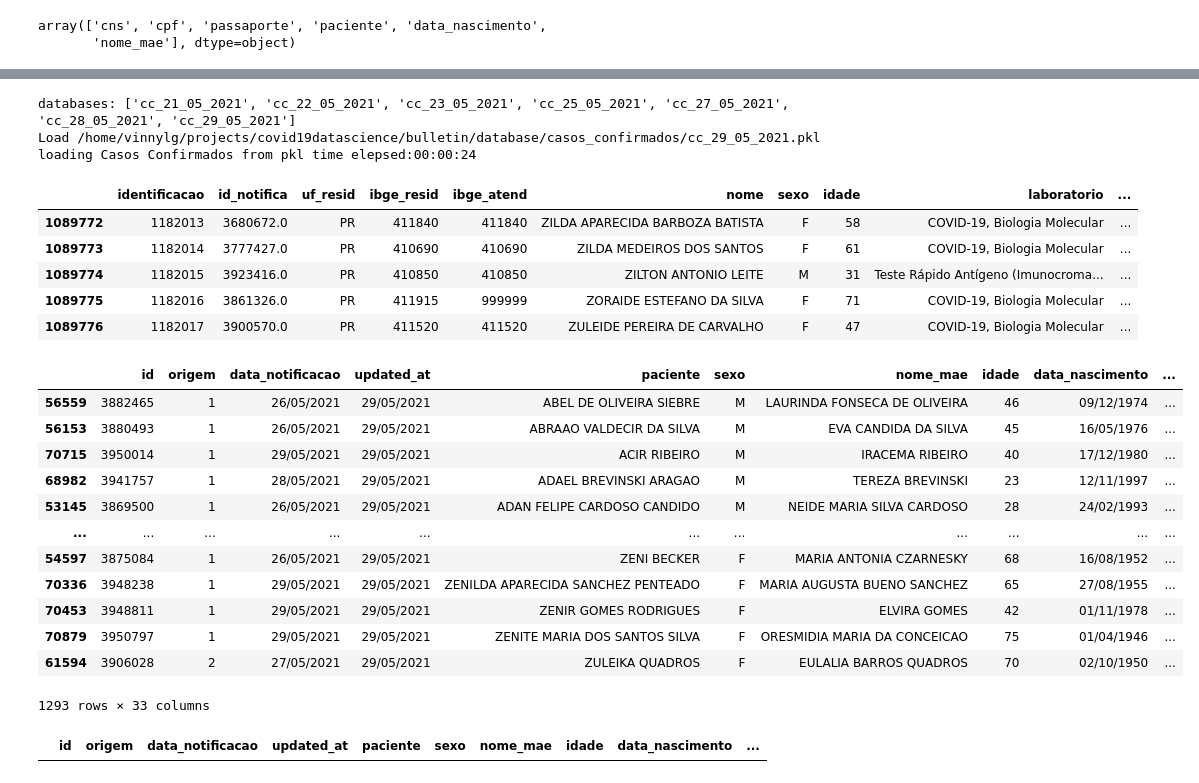
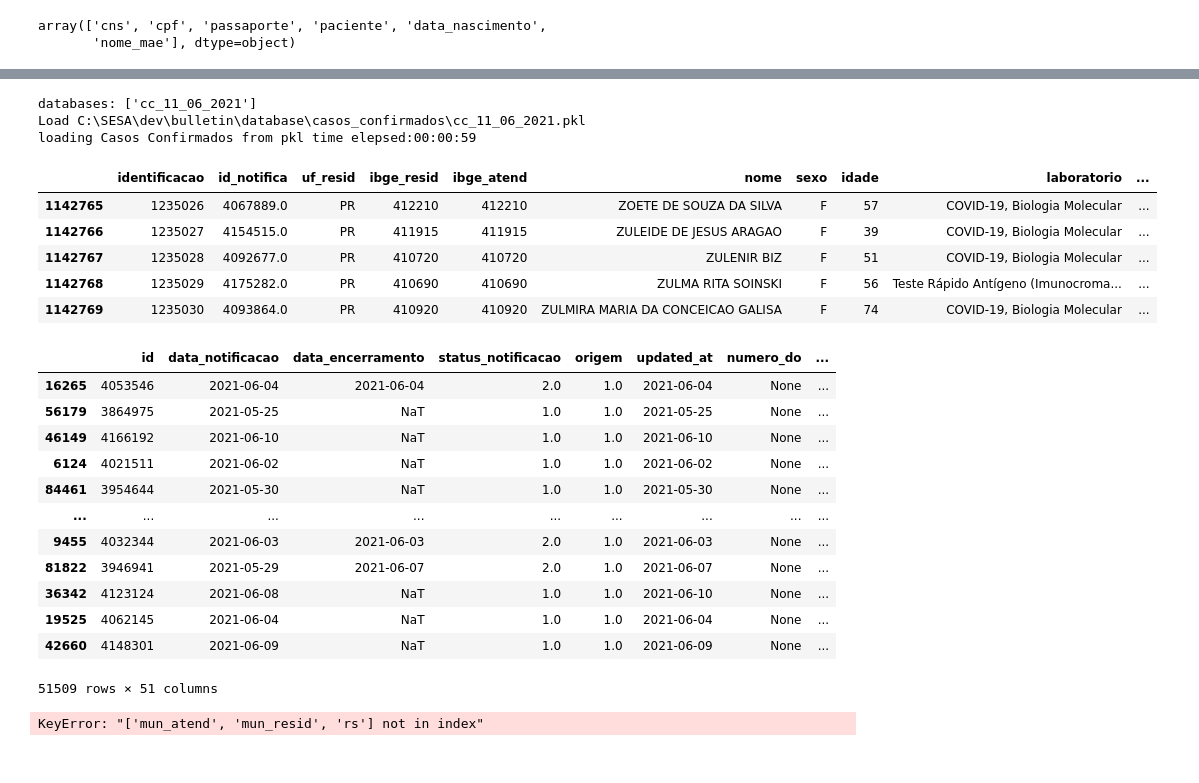
Before and after one commit to vinnylg/covid19datascience, a Jupyter notebook: notebooks/diario.ipynb, the cells around one changed output, grey strips where cells are left out. Drawn from its saved outputs; the diff is of its cells as text; code cells hidden in the pictures.

```diff
--- a/notebooks/diario.ipynb
+++ b/notebooks/diario.ipynb
@@ -78,4 +49,4 @@ sql_files:
 # %%
-notifica = mb.download_notificacao('query_linda', load=True)
-# notifica = Notifica()
-# notifica.load()
+# notifica = mb.download_notificacao('query_linda', load=True)
+notifica = Notifica()
+notifica.load()
@@ -226,43 +181,43 @@ notifica.groupby('evolucao')[['id']].count()
 # %%
 cc = CasosConfirmados()
-cc.load(f"cc_{ontem.strftime('%d_%m_%Y')}")
+cc.load(f"cc_{today.strftime('%d_%m_%Y')}")
 casosct = cc.df
 casosct.tail()
 # %% [output]
-databases: ['cc_21_05_2021', 'cc_22_05_2021', 'cc_23_05_2021', 'cc_25_05_2021', 'cc_27_05_2021', 'cc_28_05_2021', 'cc_29_05_2021']
-Load /home/vinnylg/projects/covid19datascience/bulletin/database/casos_confirmados/cc_29_05_2021.pkl
-loading Casos Confirmados from pkl time elepsed:00:00:24
+databases: ['cc_11_06_2021']
+Load C:\SESA\dev\bulletin\database\casos_confirmados\cc_11_06_2021.pkl
+loading Casos Confirmados from pkl time elepsed:00:00:59
 |  | identificacao | id_notifica | uf_resid | ibge_resid | ibge_atend | nome | sexo | idade | laboratorio | ... |
-| 1089772 | 1182013 | 3680672.0 | PR | 411840 | 411840 | ZILDA APARECIDA BARBOZA BATISTA | F | 58 | COVID-19, Biologia Molecular | ... |
-| 1089773 | 1182014 | 3777427.0 | PR | 410690 | 410690 | ZILDA MEDEIROS DOS SANTOS | F | 61 | COVID-19, Biologia Molecular | ... |
-| 1089774 | 1182015 | 3923416.0 | PR | 410850 | 410850 | ZILTON ANTONIO LEITE | M | 31 | Teste Rápido Antígeno (Imunocroma... | ... |
-| 1089775 | 1182016 | 3861326.0 | PR | 411915 | 999999 | ZORAIDE ESTEFANO DA SILVA | F | 71 | COVID-19, Biologia Molecular | ... |
-| 1089776 | 1182017 | 3900570.0 | PR | 411520 | 411520 | ZULEIDE PEREIRA DE CARVALHO | F | 47 | COVID-19, Biologia Molecular | ... |
+| 1142765 | 1235026 | 4067889.0 | PR | 412210 | 412210 | ZOETE DE SOUZA DA SILVA | F | 57 | COVID-19, Biologia Molecular | ... |
+| 1142766 | 1235027 | 4154515.0 | PR | 411915 | 411915 | ZULEIDE DE JESUS ARAGAO | F | 39 | COVID-19, Biologia Molecular | ... |
+| 1142767 | 1235028 | 4092677.0 | PR | 410720 | 410720 | ZULENIR BIZ | F | 51 | COVID-19, Biologia Molecular | ... |
+| 1142768 | 1235029 | 4175282.0 | PR | 410690 | 410690 | ZULMA RITA SOINSKI | F | 56 | Teste Rápido Antígeno (Imunocroma... | ... |
+| 1142769 | 1235030 | 4093864.0 | PR | 410920 | 410920 | ZULMIRA MARIA DA CONCEICAO GALISA | F | 74 | COVID-19, Biologia Molecular | ... |
 # %%
-novos_casos = notifica.loc[~(
-    (notifica['hash'].isin(casosct['hash'])) |
-    (notifica['hash'].isin(casosct['hash_less'])) |
-    (notifica['hash'].isin(casosct['hash_more'])) |
-    (notifica['hash_diag'].isin(casosct['hash_diag']))
+novos_casos = casos_notifica.loc[~(
+    (casos_notifica['hash'].isin(casosct['hash'])) |
+    (casos_notifica['hash'].isin(casosct['hash_less'])) |
+    (casos_notifica['hash'].isin(casosct['hash_more']))# |
+#    (casos_notifica['hash_diag'].isin(casosct['hash_diag']))
 )].copy()
 
 novos_casos['data_com'] = pd.to_datetime(date.today()).strftime('%d/%m/%Y')
 novos_casos = novos_casos.sort_values('paciente')
 novos_casos
 # %% [output]
-|  | id | origem | data_notificacao | updated_at | paciente | sexo | nome_mae | idade | data_nascimento | ... |
-| 56559 | 3882465 | 1 | 26/05/2021 | 29/05/2021 | ABEL DE OLIVEIRA SIEBRE | M | LAURINDA FONSECA DE OLIVEIRA | 46 | 09/12/1974 | ... |
-| 56153 | 3880493 | 1 | 26/05/2021 | 29/05/2021 | ABRAAO VALDECIR DA SILVA | M | EVA CANDIDA DA SILVA | 45 | 16/05/1976 | ... |
-| 70715 | 3950014 | 1 | 29/05/2021 | 29/05/2021 | ACIR RIBEIRO | M | IRACEMA RIBEIRO | 40 | 17/12/1980 | ... |
-| 68982 | 3941757 | 1 | 28/05/2021 | 29/05/2021 | ADAEL BREVINSKI ARAGAO | M | TEREZA BREVINSKI | 23 | 12/11/1997 | ... |
-| 53145 | 3869500 | 1 | 26/05/2021 | 29/05/2021 | ADAN FELIPE CARDOSO CANDIDO | M | NEIDE MARIA SILVA CARDOSO | 28 | 24/02/1993 | ... |
-| ... | ... | ... | ... | ... | ... | ... | ... | ... | ... | ... |
-| 54597 | 3875084 | 1 | 26/05/2021 | 29/05/2021 | ZENI BECKER | F | MARIA ANTONIA CZARNESKY | 68 | 16/08/1952 | ... |
-| 70336 | 3948238 | 1 | 29/05/2021 | 29/05/2021 | ZENILDA APARECIDA SANCHEZ PENTEADO | F | MARIA AUGUSTA BUENO SANCHEZ | 65 | 27/08/1955 | ... |
-| 70453 | 3948811 | 1 | 29/05/2021 | 29/05/2021 | ZENIR GOMES RODRIGUES | F | ELVIRA GOMES | 42 | 01/11/1978 | ... |
-| 70879 | 3950797 | 1 | 29/05/2021 | 29/05/2021 | ZENITE MARIA DOS SANTOS SILVA | F | ORESMIDIA MARIA DA CONCEICAO | 75 | 01/04/1946 | ... |
-| 61594 | 3906028 | 2 | 27/05/2021 | 29/05/2021 | ZULEIKA QUADROS | F | EULALIA BARROS QUADROS | 70 | 02/10/1950 | ... |
+|  | id | data_notificacao | data_encerramento | status_notificacao | origem | updated_at | numero_do | ... |
+| 16265 | 4053546 | 2021-06-04 | 2021-06-04 | 2.0 | 1.0 | 2021-06-04 | None | ... |
+| 56179 | 3864975 | 2021-05-25 | NaT | 1.0 | 1.0 | 2021-05-25 | None | ... |
+| 46149 | 4166192 | 2021-06-10 | NaT | 1.0 | 1.0 | 2021-06-10 | None | ... |
+| 6124 | 4021511 | 2021-06-02 | NaT | 1.0 | 1.0 | 2021-06-02 | None | ... |
+| 84461 | 3954644 | 2021-05-30 | NaT | 1.0 | 1.0 | 2021-05-30 | None | ... |
+| ... | ... | ... | ... | ... | ... | ... | ... | ... |
+| 9455 | 4032344 | 2021-06-03 | 2021-06-03 | 2.0 | 1.0 | 2021-06-03 | None | ... |
+| 81822 | 3946941 | 2021-05-29 | 2021-06-07 | 2.0 | 1.0 | 2021-06-07 | None | ... |
+| 36342 | 4123124 | 2021-06-08 | NaT | 1.0 | 1.0 | 2021-06-10 | None | ... |
+| 19525 | 4062145 | 2021-06-04 | NaT | 1.0 | 1.0 | 2021-06-04 | None | ... |
+| 42660 | 4148301 | 2021-06-09 | NaT | 1.0 | 1.0 | 2021-06-09 | None | ... |
-1293 rows × 33 columns
+51509 rows × 51 columns
 # %%
 novos_casos_errados = novos_casos.loc[(
     (novos_casos['data_liberacao'] <= pd.to_datetime('2020-03-01')) |
@@ -278,7 +233,7 @@ novos_casos[['id','paciente','sexo','idade','mun_resid', 'mun_atend', 'rs', 'exa
 
 novos_casos_errados
 # %% [output]
-|  | id | origem | data_notificacao | updated_at | paciente | sexo | nome_mae | idade | data_nascimento | ... |
+KeyError: "['mun_atend', 'mun_resid', 'rs'] not in index"
 # %%
 obitos_notifica = notifica.loc[notifica['evolucao']==2]
 obitos_casos = casosct.loc[casosct['evolucao']==2]
```
Also changed, not shown: parts of 16 cells of this notebook, 1 other file.
